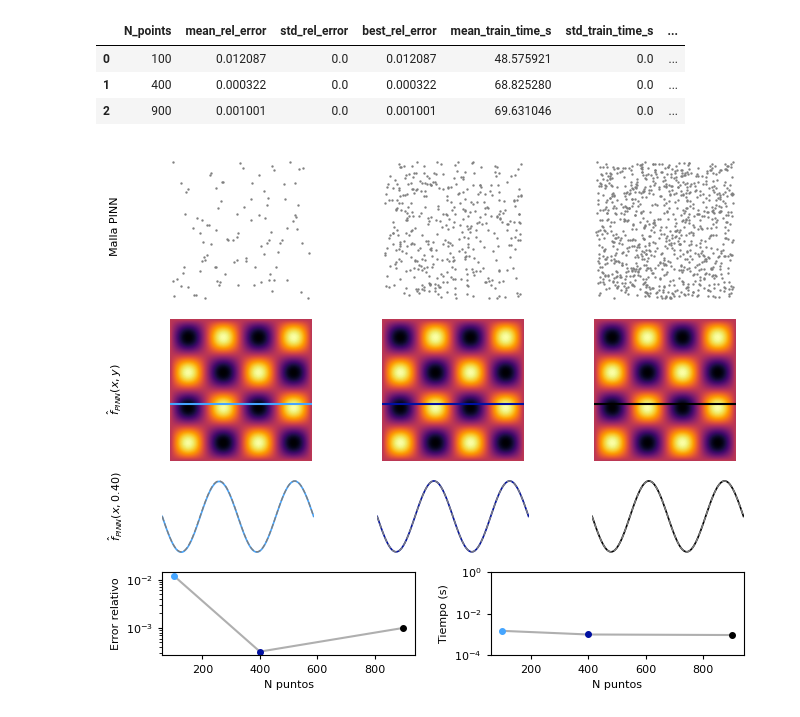
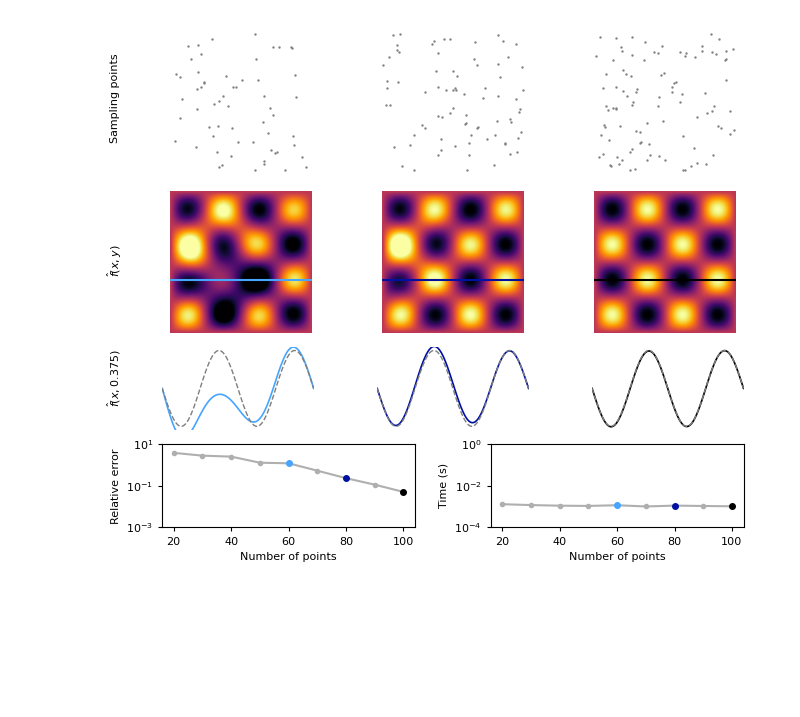
Before and after one commit to oscar-rincon/Review-Seismic-Waves, a Jupyter notebook: main/05_PINNs_helmholz2D/PINNs_helmholtz2D.ipynb, the cells around one changed output. Saved outputs shown, nothing was run; the diff lists cells and outputs as text; code cells hidden in the pictures; blank space fills up the shorter version.

```diff
--- a/main/05_PINNs_helmholz2D/PINNs_helmholtz2D.ipynb
+++ b/main/05_PINNs_helmholz2D/PINNs_helmholtz2D.ipynb
@@ -500,20 +242,5 @@ Results saved to data/pinn_helmholtz_experiment.csv
-# %%
-df
-# %% [output]
-|  | N_points | mean_rel_error | std_rel_error | best_rel_error | mean_train_time_s | std_train_time_s | ... |
-| 0 | 100 | 0.012087 | 0.0 | 0.012087 | 48.575921 | 0.0 | ... |
-| 1 | 400 | 0.000322 | 0.0 | 0.000322 | 68.825280 | 0.0 | ... |
-| 2 | 900 | 0.001001 | 0.0 | 0.001001 | 69.631046 | 0.0 | ... |
 # %%
-import numpy as np
-import pandas as pd
-import matplotlib.pyplot as plt
-import os
-from matplotlib.gridspec import GridSpec
-
-# =====================================================
-# 1. Load data
-# =====================================================
+# Load data
 df = pd.read_csv("data/pinn_helmholtz_experiment.csv")
 
 # Limpieza y ordenamiento
@@ -523,9 +250,7 @@ relative_errors = df["mean_rel_error"].values[idx_sorted]
 times = df["mean_eval_time_s"].fillna(0).values[idx_sorted]
 times = np.maximum(times, 1e-6)  # evita ceros para escala log
 
-# =====================================================
-# 2. Load predicted and true fields
-# =====================================================
+# Load predicted and true fields
 results_dict = {}
 for N in N_values:
     run_file = f"data/pinn_fields/pinn_field_N{N}_run1.npz"
@@ -533,88 +258,79 @@ for N in N_values:
         data = np.load(run_file)
         results_dict[N] = (data["X"], data["Y"], data["f_pred"], data["f_true"])
 
-# =====================================================
-# 3. Figure setup
-# =====================================================
+# Figure setup
 fig = plt.figure(figsize=(7.5, 6.5))
 outer_gs = GridSpec(4, 1, height_ratios=[0.9, 0.85, 0.5, 0.5],
                     figure=fig, hspace=0.12)
 
+# Colores y selección de 3 ejemplos para las filas superiores
 colors = ['#45A5FF', "#0010A1", "#000000"]
-N_examples = [100, 400, 900]
+N_examples = [60, 80, 100]  # ← selecciona 3 de los 4
 
-# =====================================================
-# 4. Row 0: Training sample visualization
-# =====================================================
+# Row 0: Training sample visualization
 gs_mesh = outer_gs[0].subgridspec(1, 3, wspace=0.35)
 for i, N in enumerate(N_examples):
     ax = fig.add_subplot(gs_mesh[0, i])
     ax.scatter(np.random.rand(N), np.random.rand(N), color='tab:gray', s=0.5)
     ax.set_aspect("equal")
     ax.axis("off")
-fig.text(0.055, 0.77, r"Malla PINN", fontsize=8, va="center", ha="left", rotation=90)
+fig.text(0.055, 0.77, r"Sampling points", fontsize=8, va="center", ha="left", rotation=90)
 
-# =====================================================
-# 5. Row 1: Predicted field
-# =====================================================
+# Row 1: Predicted field
 gs_top = outer_gs[1].subgridspec(1, 3, wspace=0.35)
 for i, (N, color) in enumerate(zip(N_examples, colors)):
     ax = fig.add_subplot(gs_top[0, i])
     X, Y, F_pred, _ = results_dict[N]
     ax.imshow(F_pred.T, extent=(0,1,0,1), cmap="inferno", vmin=-1, vmax=1,
               origin="lower", interpolation="bilinear")
-    y_line = 0.4
+    y_line = 0.375
     ax.axhline(y_line, color=color, lw=1.5)
     ax.set_aspect("equal")
     ax.axis("off")
-fig.text(0.05, 0.52, r"$\hat{f}_{PINN}(x,y)$", fontsize=8, va="center", ha="left", rotation=90)
+fig.text(0.05, 0.52, r"$\hat{f}(x,y)$", fontsize=8, va="center", ha="left", rotation=90)
 
-# =====================================================
-# 6. Row 2: Slice comparison
-# =====================================================
+# Row 2: Slice comparison
 gs_mid = outer_gs[2].subgridspec(1, 3, wspace=0.42)
 for i, (N, color) in enumerate(zip(N_examples, colors)):
     ax = fig.add_subplot(gs_mid[0, i])
     X, Y, F_pred, F_true = results_dict[N]
-    idx = np.argmin(np.abs(Y[:, 0] - 0.4))
+    idx = np.argmin(np.abs(Y[:, 0] - 0.375))
     ax.plot(X[idx, :], F_pred[idx, :], '-', color=color, lw=1.2, label="PINN")
     ax.plot(X[idx, :], F_true[idx, :], '--', color='tab:gray', lw=1, label="Exact")
     ax.set_xlim(0, 1)
     ax.set_ylim(-1.1, 1.1)
     ax.axis("off")
-fig.text(0.05, 0.34, r"$\hat{f}_{PINN}(x,0.40)$", fontsize=8, va="center", ha="left", rotation=90)
+fig.text(0.05, 0.34, r"$\hat{f}(x,0.375)$", fontsize=8, va="center", ha="left", rotation=90)
 
-# =====================================================
-# 7. Row 3: Errors and times
-# =====================================================
+# Row 3: Errors and times (usar todos los casos)
 gs_bottom = outer_gs[3].subgridspec(1, 2, wspace=0.3)
 ax_errN = fig.add_subplot(gs_bottom[0, 0])
 ax_errT = fig.add_subplot(gs_bottom[0, 1])
 
 # --- Error vs N ---
 ax_errN.plot(N_values, relative_errors, '.-', color='#AFAFAF')
 for N, color in zip(N_examples, colors):
     idx = np.where(N_values == N)[0][0]
     ax_errN.plot(N_values[idx], relative_errors[idx], '.', color=color, markersize=8)
-ax_errN.set_xlabel("N puntos")
-ax_errN.set_ylabel("Error relativo")
+ax_errN.set_xlabel("Number of points")
+ax_errN.set_ylabel("Relative error")
 ax_errN.set_yscale("log")
+ax_errN.set_ylim(top=1e1, bottom=1e-3)
 
 # --- Tiempo vs N ---
 ax_errT.plot(N_values, times, '.-', color='#AFAFAF')
 for N, color in zip(N_examples, colors):
     idx = np.where(N_values == N)[0][0]
     ax_errT.plot(N_values[idx], times[idx], '.', color=color, markersize=8)
-ax_errT.set_xlabel("N puntos")
-ax_errT.set_ylabel("Tiempo (s)")
+ax_errT.set_xlabel("Number of points")
+ax_errT.set_ylabel("Time (s)")
 ax_errT.set_yscale("log")
+ax_errT.set_ylim(top=1e0, bottom=1e-4)
 
-ax_errT.set_ylim(top=1e0, bottom=1e-4)
-# =====================================================
-# 8. Save and show figure
-# =====================================================
+# Save and show figure
 os.makedirs("figs", exist_ok=True)
 plt.savefig("figs/pinn_helmholtz2D_convergence.svg", dpi=150, bbox_inches="tight")
+plt.savefig("figs/pinn_helmholtz2D_convergence.pdf", dpi=150, bbox_inches="tight")
 plt.show()
 # %% [output]
-[figure, old version]
+[figure, new version]
```
Also changed, not shown: parts of 9 cells of this notebook, 54 other files.
